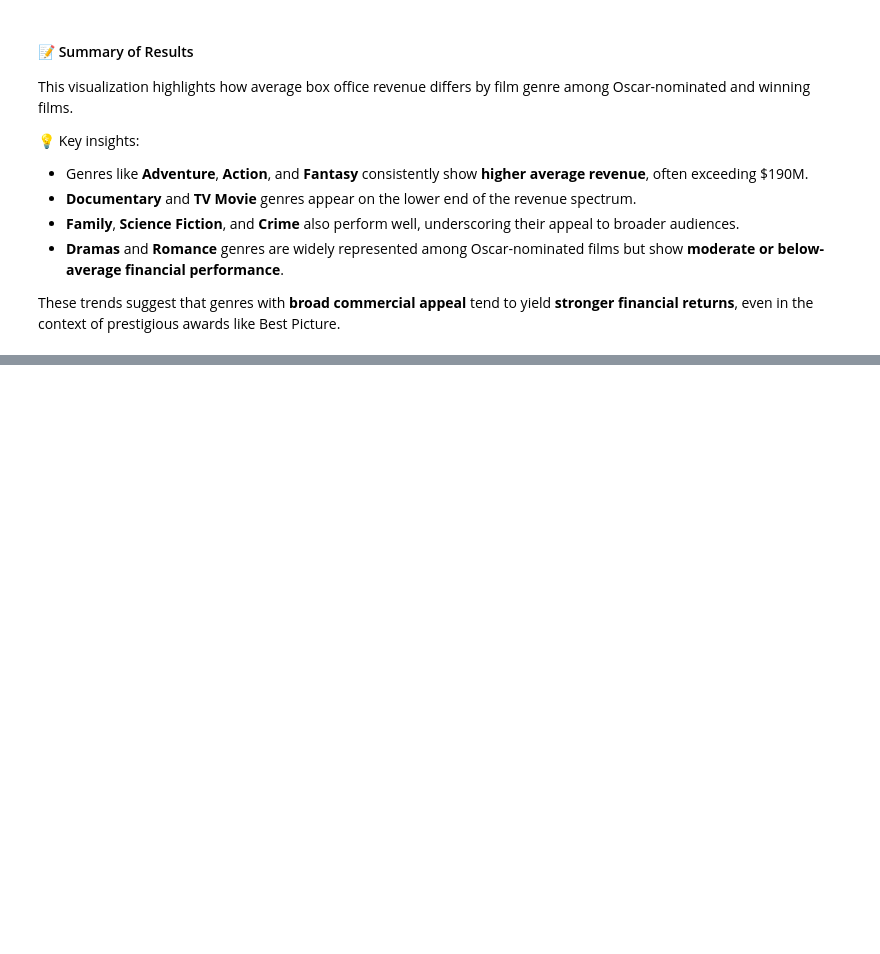
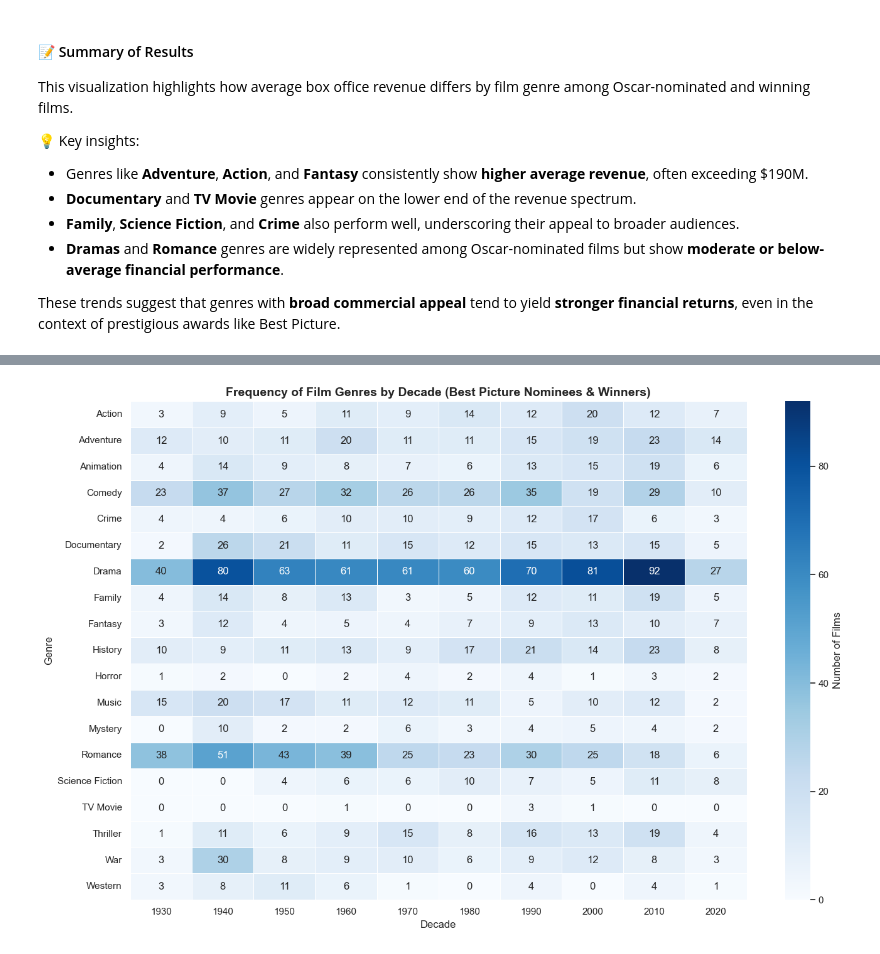
Before and after one commit to judd-jacobs/code-you-capstone, a Jupyter notebook: academy_awards_analysis.ipynb, the cells around one changed output, grey strips where cells are left out. Drawn from its saved outputs; the diff is of its cells as text; code cells hidden in the pictures; blank space fills up the shorter version.

Commit message:
Frequency of Film Genres by Decade (Best Picture Nominees & Winners) visualization added.

```diff
--- a/academy_awards_analysis.ipynb
+++ b/academy_awards_analysis.ipynb
@@ -1447,0 +1469,38 @@ These trends suggest that genres with **broad commercial appeal** tend to yield
+# %%
+# Merge TMDb genres with OMDb box office data
+genre_decade_data = omdb_metadata_clean.merge(
+    tmdb_genre_results[["film", "year", "genre"]],
+    on=["film", "year"],
+    how="left"
+)
+
+# Explode genres and count by genre + decade
+genre_decade_data = genre_decade_data.explode("genre").dropna(subset=["genre"])
+genre_decade_counts = (
+    genre_decade_data.groupby(["genre", "decade"])
+    .size()
+    .reset_index(name="count")
+)
+
+# Pivot for heatmap format
+genre_pivot = genre_decade_counts.pivot(
+    index="genre", columns="decade", values="count"
+).fillna(0).astype(int)
+
+# Plot
+plt.figure(figsize=(14, 9))
+sns.heatmap(
+    genre_pivot,
+    cmap="Blues",
+    annot=True,
+    fmt="d",
+    linewidths=0.5,
+    cbar_kws={"label": "Number of Films"}
+)
+plt.title("Frequency of Film Genres by Decade (Best Picture Nominees & Winners)", fontsize=14, fontweight="bold")
+plt.xlabel("Decade")
+plt.ylabel("Genre")
+plt.tight_layout()
+plt.show()
+# %% [output]
+[figure, added]
```
Also changed, not shown: parts of 3 cells of this notebook.
